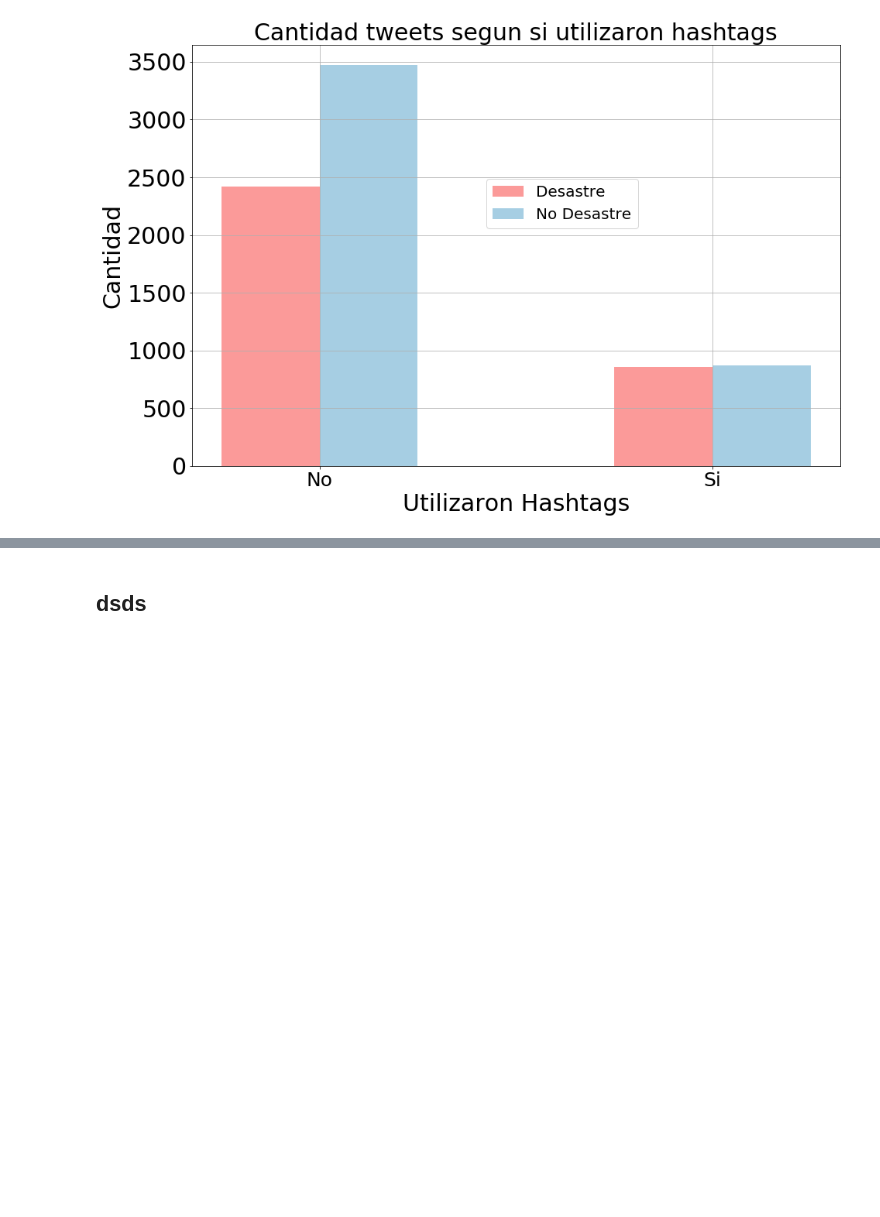
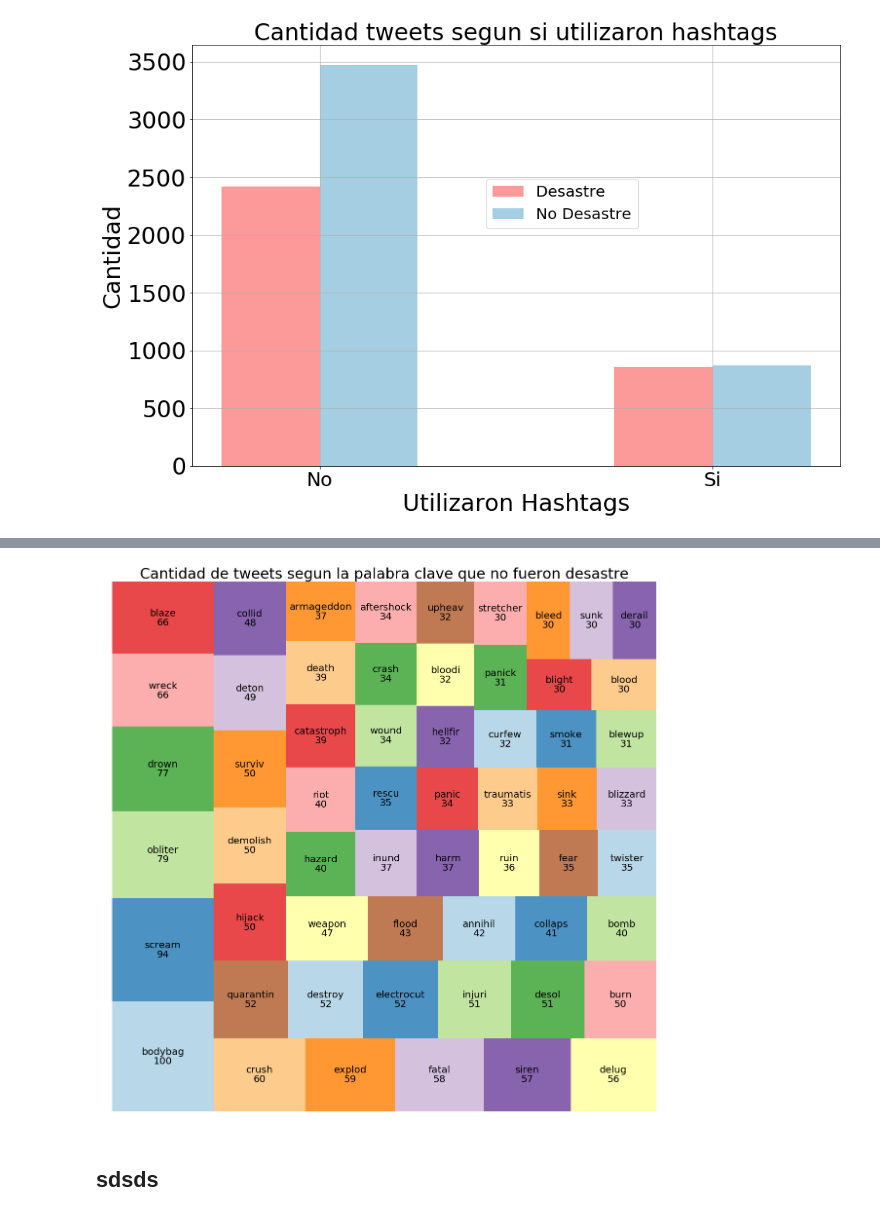
Before and after one commit to FranciscoGauna/TP1-Datos, a Jupyter notebook: Analisis-Kev.ipynb, the cells around one changed output, grey strips where cells are left out. Saved outputs shown, nothing was run; the diff lists cells and outputs as text; code cells hidden in the pictures; blank space fills up the shorter version.

```diff
--- a/Analisis-Kev.ipynb
+++ b/Analisis-Kev.ipynb
@@ -350,2 +408,20 @@ plt.show()
+# %%
+palabras_clave_nodesastre=palabras_clave[palabras_clave['target']==0]
+# %%
+cant_palabras_clave_nodesastre=palabras_clave_nodesastre.groupby('keyword').agg({'cantidad':'sum'}).reset_index()
+# %%
+cant_palabras_clave_nodesastre.sort_values('cantidad',ascending=False,inplace=True)
+# %%
+plt.figure(figsize=[20,20])
+plt.style.use('ggplot')
+squarify.plot(sizes=cant_palabras_clave_nodesastre[cant_palabras_clave_nodesastre['cantidad']>=30]['cantidad'], label=cant_palabras_clave_nodesastre[cant_palabras_clave_nodesastre['cantidad']>=30]['keyword'],
+              alpha=.8 ,color=plt.cm.Paired(np.arange(12)),value=cant_palabras_clave_nodesastre[cant_palabras_clave_nodesastre['cantidad']>=30]['cantidad'],
+             text_kwargs={'fontsize':20})
+plt.title('Cantidad de tweets segun la palabra clave que no fueron desastre',size=30)
+plt.axis('off')
+plt.savefig("cantidad_tweets_palabra_clave_2.png",bbox_inches='tight')
+plt.show()
+# %% [output]
+[figure, added]
 # %% [markdown]
-## dsds
+## sdsds
```
Also changed, not shown: parts of 16 cells of this notebook, 1 other file.
